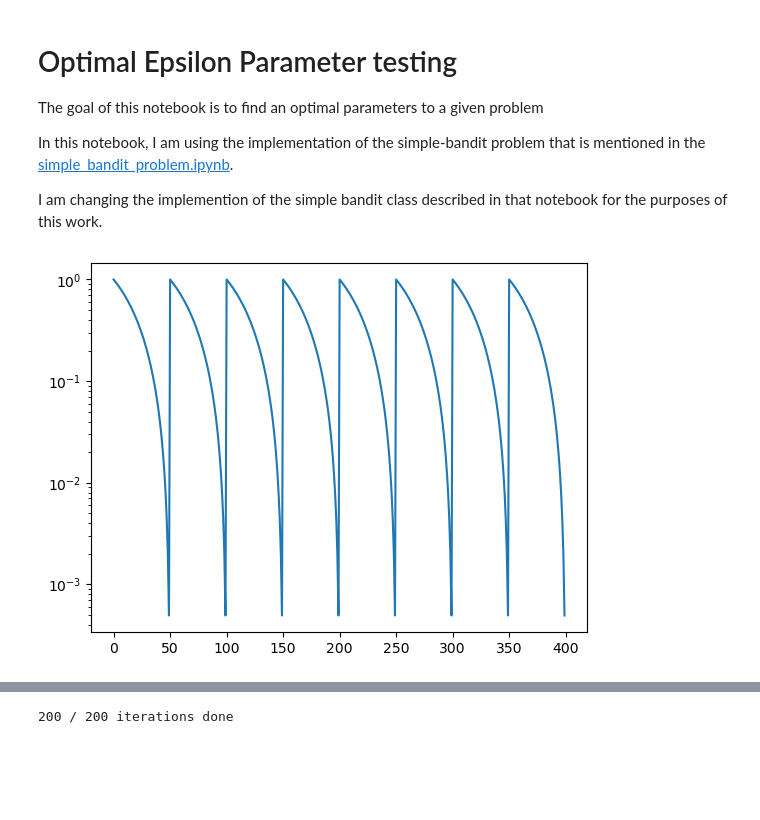
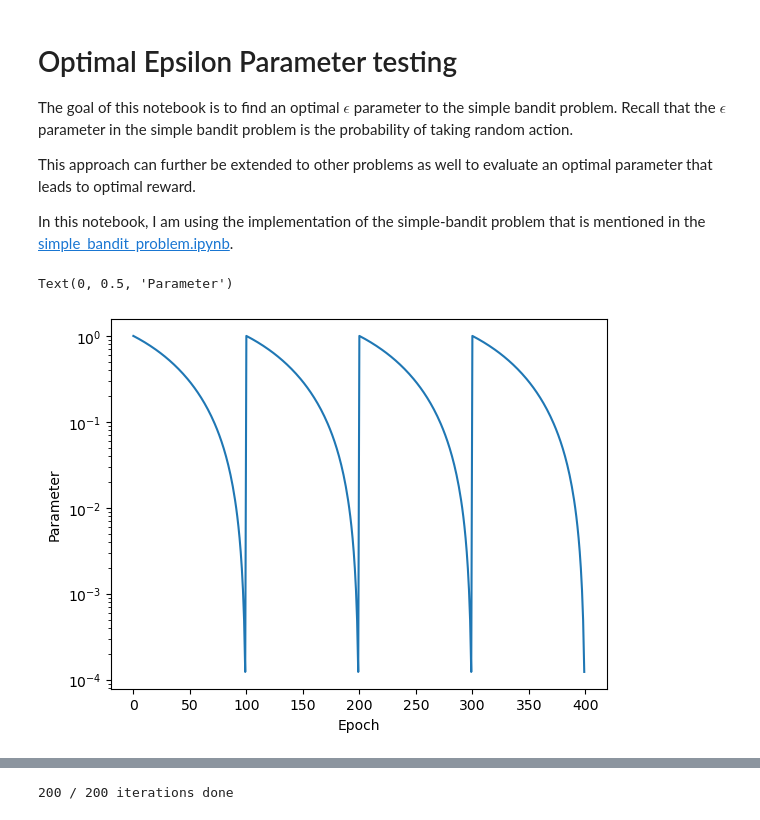
Before and after one commit to devkhullar/rltoolbox, a Jupyter notebook: epsilon_parameter.ipynb, the cells around one changed output, grey strips where cells are left out. Saved outputs shown, nothing was run; the diff lists cells and outputs as text; code cells hidden in the pictures; blank space fills up the shorter version.

```diff
--- a/epsilon_parameter.ipynb
+++ b/epsilon_parameter.ipynb
@@ -1,10 +1,10 @@
 # %% [markdown]
 # Optimal Epsilon Parameter testing
-The goal of this notebook is to find an optimal parameters to a given problem
+The goal of this notebook is to find an optimal $\epsilon$ parameter to the simple bandit problem. Recall that the $\epsilon$ parameter in the simple bandit problem is the probability of taking random action.
+
+This approach can further be extended to other problems as well to evaluate an optimal parameter that leads to optimal reward.
 
 In this notebook, I am using the implementation of the simple-bandit problem that is mentioned in the [simple_bandit_problem.ipynb](./simple_bandit_problem.ipynb).
-
-I am changing the implemention of the simple bandit class described in that notebook for the purposes of this work.
 # %%
 import numpy as np
 import matplotlib.pyplot as plt
@@ -89,24 +17,23 @@ def reward_vs_epsilon(T0, total_iterations, epsilon_0, arms, runs, steps, plot=T
 # %%
 def fun(T0,r=None,m=None):
   s0=[]
-
-
   for i in range(1):
     T=T0
     s0=[]
     k=0
     while k<400:
 
       j=k%T
 
       n=2*np.sin((T-j)*np.pi/(4*T))**2
       s0.append(n)
       k=k+1
-
-
   return s0
 
-plt.plot(fun(50))
+plt.plot(fun(100))
 plt.yscale('log')
+plt.xlabel("Epoch")
+plt.ylabel('Parameter')
 # %% [output]
+Text(0, 0.5, 'Parameter')
-[figure, old version]
+[figure, new version]
```
Also changed, not shown: parts of 6 cells of this notebook, 1 other file.
